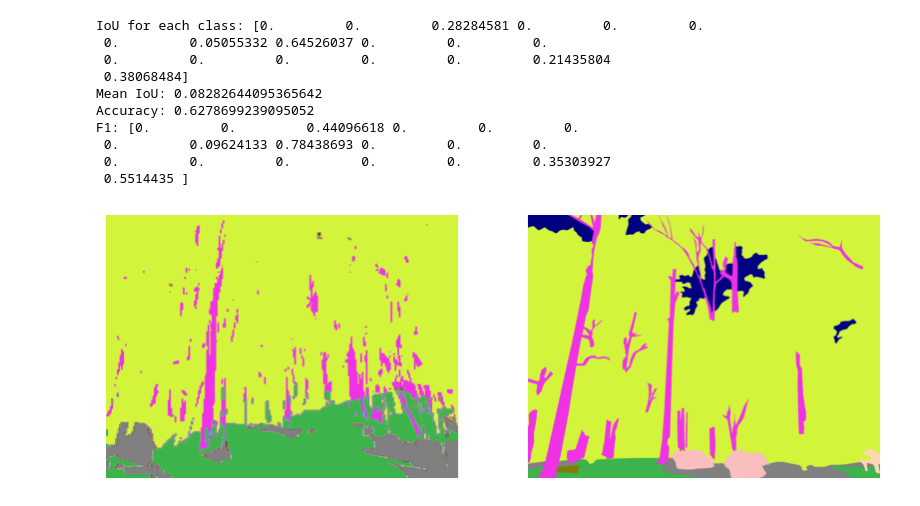
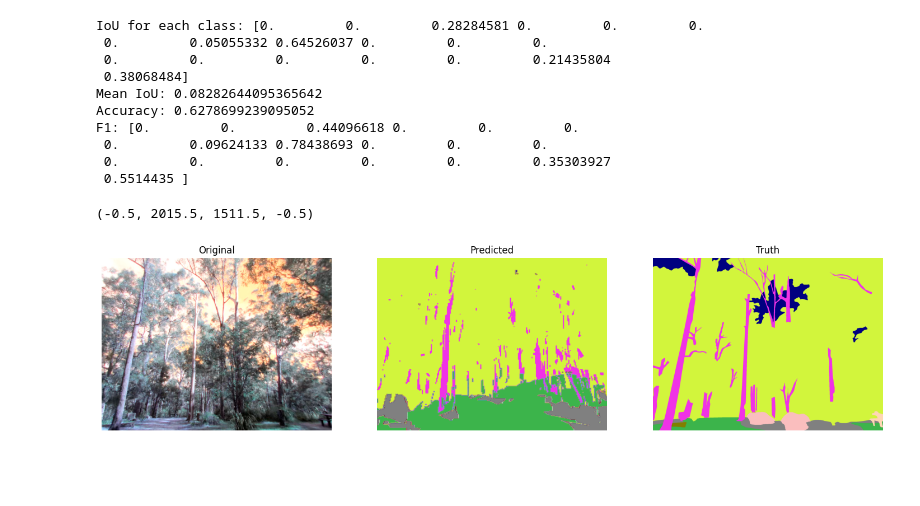
Before and after one commit to AdamChen2003/Semantic-Image-Segmentation-Techniques, a Jupyter notebook: random_forest.ipynb, the cells around one changed output. Saved outputs shown, nothing was run; the diff lists cells and outputs as text; code cells hidden in the pictures; blank space fills up the shorter version.

Commit message:
Adding better plots

```diff
--- a/random_forest.ipynb
+++ b/random_forest.ipynb
@@ -273,24 +273,33 @@ colours = [[0, 0, 0],
 # %%
 path = "1623377790-818434554"
 img1 = cv2.imread(f'WildScenes2d/V-01/image/{path}.png')
 img1 = cv2.resize(src=img1, dsize=(256, 256))
 features = extract_combined_features(img1)
 y_pred1 = rf.predict([features])
 y_pred1 = y_pred1.reshape(256,256)
 y_pred1 = cv2.resize(y_pred1, (2016, 1512))
 result1 = np.array([[colours[num] for num in row] for row in y_pred1])
 actual1 = cv2.imread(f'WildScenes2d/V-01/label/{path}.png')
 
-
 import matplotlib.pyplot as plt
 
-plt.figure(figsize=(10, 10))
-plt.subplot(1, 2, 1)
-plt.axis('off')
-plt.imshow(cv2.cvtColor(result1.astype(np.uint8), cv2.COLOR_BGR2RGB))
-plt.subplot(1, 2, 2)
-plt.axis('off')
-plt.imshow(cv2.cvtColor(actual1, cv2.COLOR_BGR2RGB))
-plt.show()
+# Create a figure with 1 row and 3 columns of subplots
+fig, axes = plt.subplots(1, 3, figsize=(18, 6))
+
+# Plot the original image on the first subplot
+axes[0].imshow(cv2.resize(cv2.imread(f"WildScenes2d/V-01/image/{path}.png"), (2016, 1512), interpolation=cv2.INTER_NEAREST))
+axes[0].set_title('Original')
+axes[0].axis('off')  # Hide axes
+
+# Plot the predicted image on the second subplot
+axes[1].imshow(cv2.cvtColor(result1.astype(np.uint8), cv2.COLOR_BGR2RGB))
+axes[1].set_title('Predicted')
+axes[1].axis('off')  # Hide axes
+
+# Plot the truth image on the third subplot
+axes[2].imshow(cv2.cvtColor(actual1, cv2.COLOR_BGR2RGB))
+axes[2].set_title('Truth')
+axes[2].axis('off')  # Hide axes
 # %% [output]
+(-0.5, 2015.5, 1511.5, -0.5)
-[figure, old version]
+[figure, new version]
```
Also changed, not shown: 1 other file.
